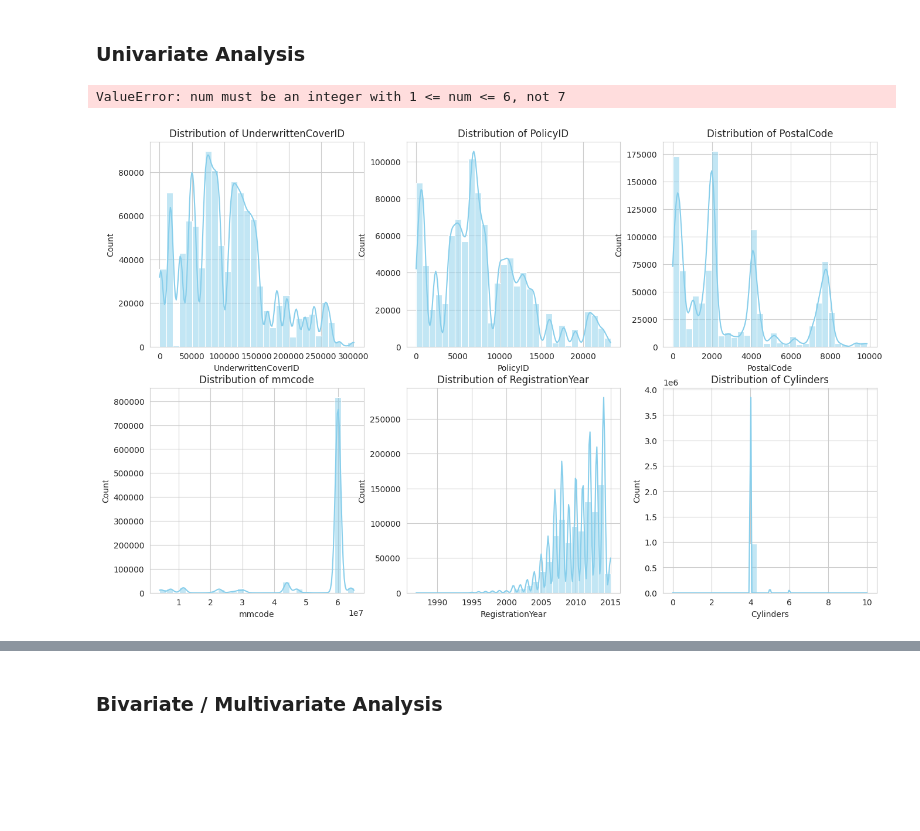
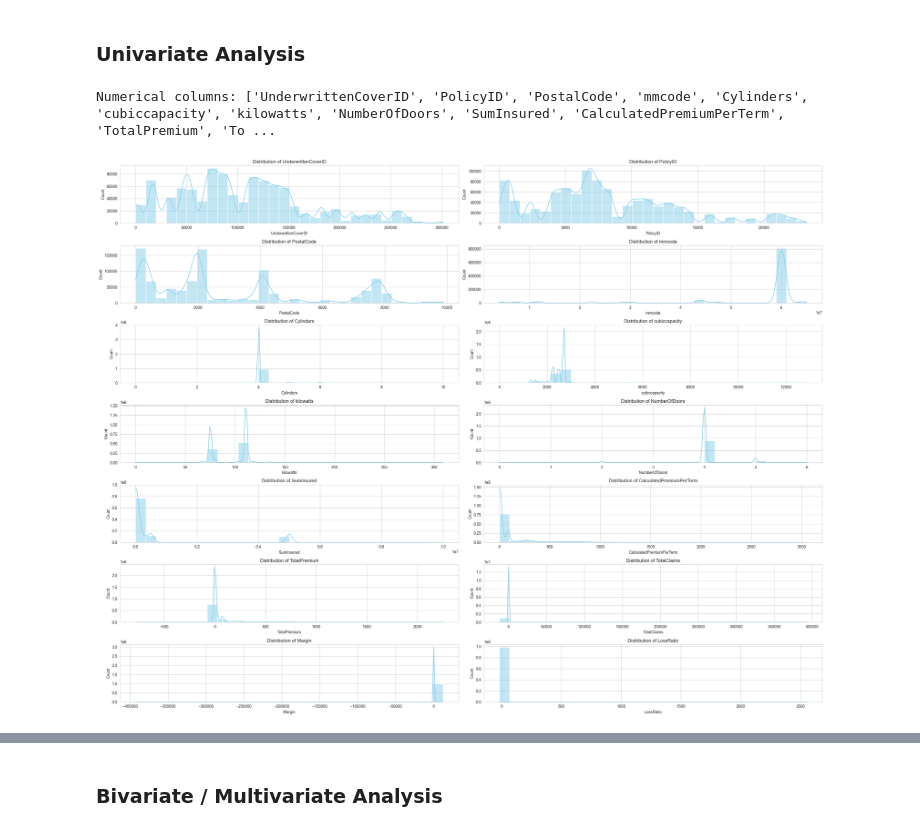
Before and after one commit to Melki123shi/insurance-risk-analytics, a Jupyter notebook: notebooks/01_eda.ipynb, the cells around one changed output, grey strips where cells are left out. Drawn from its saved outputs; the diff is of its cells as text; code cells hidden in the pictures; blank space fills up the shorter version.

Commit message:
feat: add visualization

```diff
--- a/notebooks/01_eda.ipynb
+++ b/notebooks/01_eda.ipynb
@@ -254,10 +353,10 @@ Section                               0       0.00
 ### Univariate Analysis
 # %%
 # histograms for numerical columns
-numerical_cols = get_numerical_columns(df)
-plot_numerical_distributions(df, numerical_cols)
+numerical_cols = get_numerical_columns(df_clean)
+plot_numerical_distributions(df_clean, numerical_cols)
 # %% [output]
-ValueError: num must be an integer with 1 <= num <= 6, not 7
+Numerical columns: ['UnderwrittenCoverID', 'PolicyID', 'PostalCode', 'mmcode', 'Cylinders', 'cubiccapacity', 'kilowatts', 'NumberOfDoors', 'SumInsured', 'CalculatedPremiumPerTerm', 'TotalPremium', 'To ...
-[figure, old version]
+[figure, new version]
 # %%
 # bar charts for categorical columns
```
Also changed, not shown: parts of 21 cells of this notebook, 1 other file.
